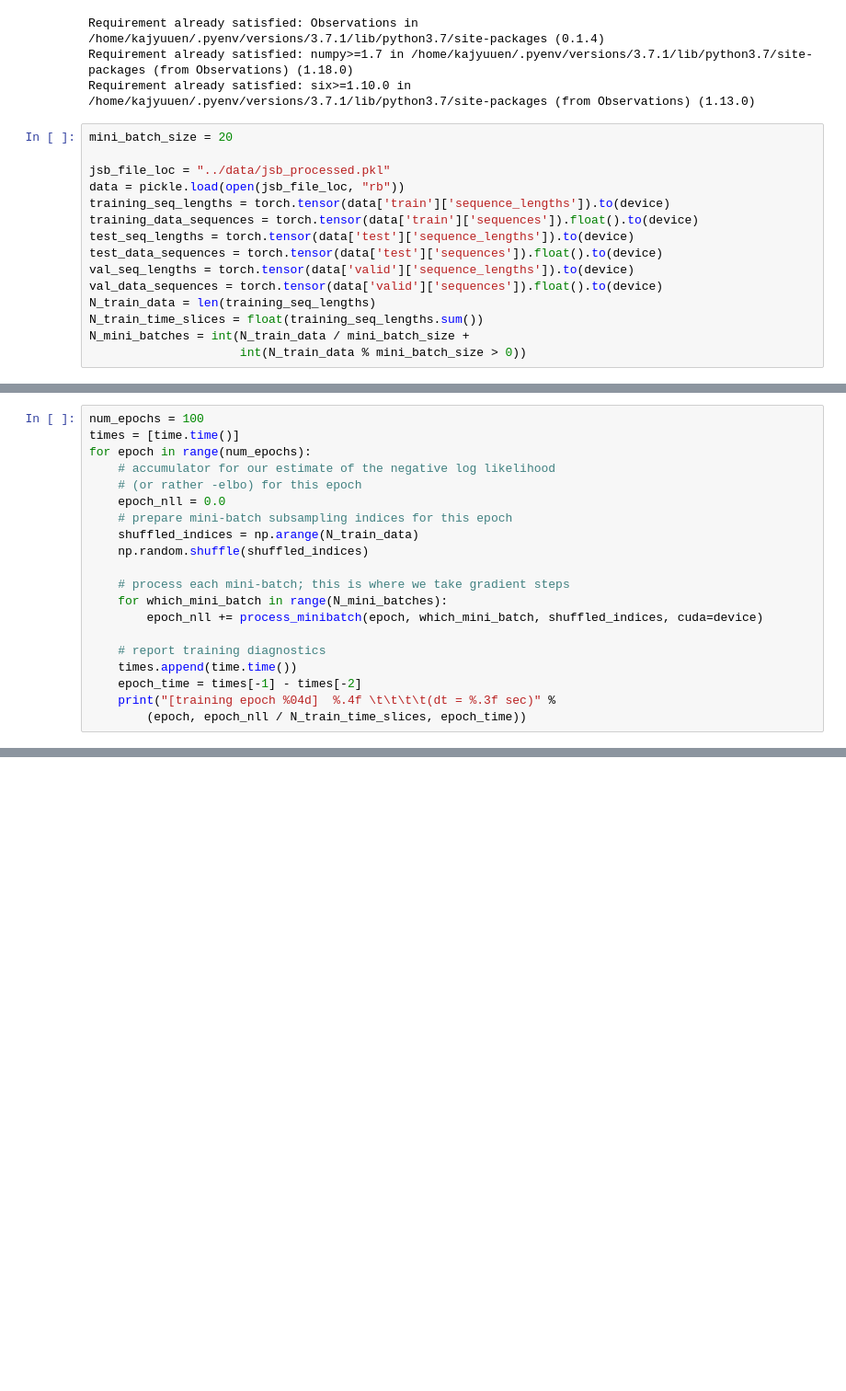
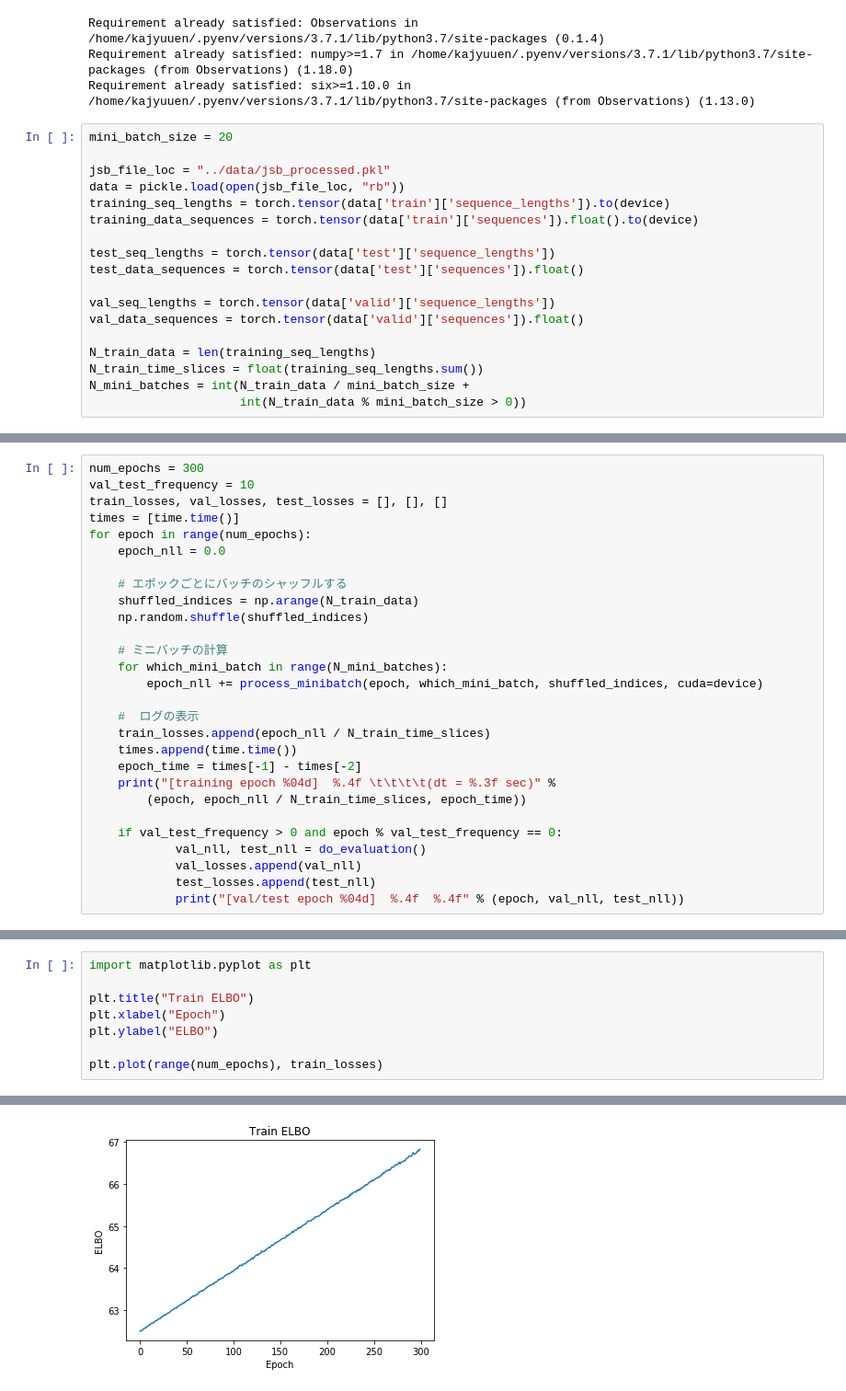
Before and after one commit to kajyuuen/learning-pyro, a Jupyter notebook: examples/Deep Markov Model.ipynb, the cells around one changed output, grey strips where cells are left out. Shown at 92% size. Drawn from its saved outputs; the diff is of its cells as text; blank space fills up the shorter version.

```diff
--- a/examples/Deep Markov Model.ipynb
+++ b/examples/Deep Markov Model.ipynb
@@ -336,10 +336,13 @@ jsb_file_loc = "../data/jsb_processed.pkl"
 data = pickle.load(open(jsb_file_loc, "rb"))
 training_seq_lengths = torch.tensor(data['train']['sequence_lengths']).to(device)
 training_data_sequences = torch.tensor(data['train']['sequences']).float().to(device)
-test_seq_lengths = torch.tensor(data['test']['sequence_lengths']).to(device)
-test_data_sequences = torch.tensor(data['test']['sequences']).float().to(device)
-val_seq_lengths = torch.tensor(data['valid']['sequence_lengths']).to(device)
-val_data_sequences = torch.tensor(data['valid']['sequences']).float().to(device)
+
+test_seq_lengths = torch.tensor(data['test']['sequence_lengths'])
+test_data_sequences = torch.tensor(data['test']['sequences']).float()
+
+val_seq_lengths = torch.tensor(data['valid']['sequence_lengths'])
+val_data_sequences = torch.tensor(data['valid']['sequences']).float()
+
 N_train_data = len(training_seq_lengths)
 N_train_time_slices = float(training_seq_lengths.sum())
 N_mini_batches = int(N_train_data / mini_batch_size +
@@ -379,21 +409,29 @@ def process_minibatch(epoch,
 # %%
-num_epochs = 100
+num_epochs = 300
+val_test_frequency = 10
+train_losses, val_losses, test_losses = [], [], []
 times = [time.time()]
 for epoch in range(num_epochs):
-    # accumulator for our estimate of the negative log likelihood
-    # (or rather -elbo) for this epoch
     epoch_nll = 0.0
-    # prepare mini-batch subsampling indices for this epoch
+
+    # エポックごとにバッチのシャッフルする
     shuffled_indices = np.arange(N_train_data)
     np.random.shuffle(shuffled_indices)
 
-    # process each mini-batch; this is where we take gradient steps
+    # ミニバッチの計算
     for which_mini_batch in range(N_mini_batches):
         epoch_nll += process_minibatch(epoch, which_mini_batch, shuffled_indices, cuda=device)
 
-    # report training diagnostics
+    #  ログの表示
+    train_losses.append(epoch_nll / N_train_time_slices)
     times.append(time.time())
     epoch_time = times[-1] - times[-2]
     print("[training epoch %04d]  %.4f \t\t\t\t(dt = %.3f sec)" %
         (epoch, epoch_nll / N_train_time_slices, epoch_time))
+
+    if val_test_frequency > 0 and epoch % val_test_frequency == 0:
+            val_nll, test_nll = do_evaluation()
+            val_losses.append(val_nll)
+            test_losses.append(test_nll)
+            print("[val/test epoch %04d]  %.4f  %.4f" % (epoch, val_nll, test_nll))
 # %% [output]
@@ -418,0 +455,9 @@ Consider using one of the following signatures instead:
+# %%
+import matplotlib.pyplot as plt
+
+plt.title("Train ELBO")
+plt.xlabel("Epoch")
+plt.ylabel("ELBO")
+
+plt.plot(range(num_epochs), train_losses)
+# %% [output]
@@ -418,0 +465 @@ Consider using one of the following signatures instead:
+[figure, added]
```
Also changed, not shown: parts of 5 cells of this notebook.
